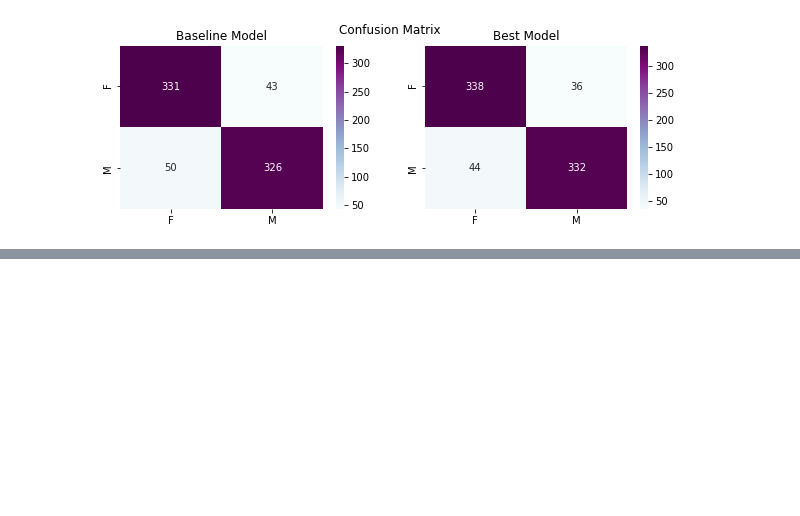
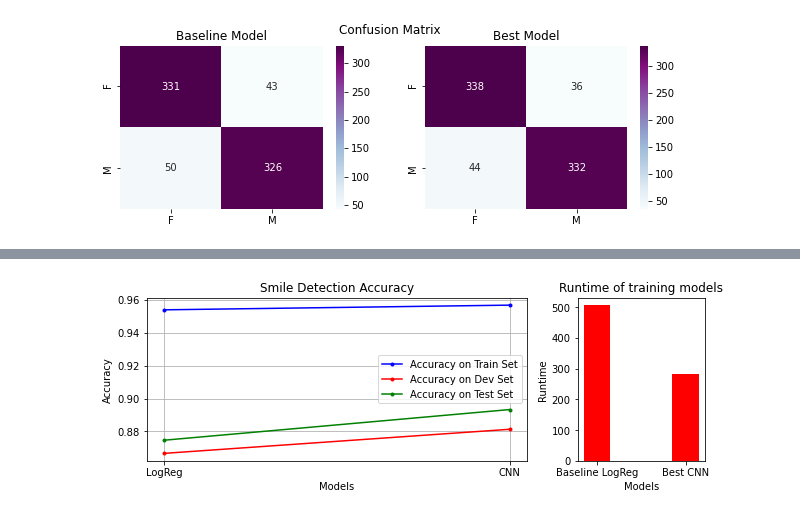
Before and after one commit to xeniakal/AMLS_20-21_SN20159465, a Jupyter notebook: A2/SmileDetection.ipynb, the cells around one changed output, grey strips where cells are left out. Saved outputs shown, nothing was run; the diff lists cells and outputs as text; code cells hidden in the pictures; blank space fills up the shorter version.

```diff
--- a/A2/SmileDetection.ipynb
+++ b/A2/SmileDetection.ipynb
@@ -311,7 +300,7 @@ Accuracy Score:  84.000%
 solver=['newton-cg', 'lbfgs', 'liblinear', 'sag', 'saga']
 clf = LogisticRegression(n_jobs=-1)
 pipe = Pipeline(steps=[('LR', clf)], memory = 'tmp')
-estimator = GridSearchCV(pipe, dict(LR__solver=solver), cv=5, scoring='f1_macro', n_jobs=-1)
+estimator = GridSearchCV(pipe, dict(LR__solver=solver), cv=5, scoring='accuracy', n_jobs=-1)
 estimator.fit(X_train, y_train)
 preds = estimator.predict(X_dev)
 print(estimator.best_estimator_)
@@ -1478,0 +1518,45 @@ Accuracy Score of Test Set for Best Model:  89.333%
+# %%
+preds = clf_lr.predict(X_train)
+acc_lr_train = accuracy_score(y_train, preds)
+preds = clf_lr.predict(X_dev)
+acc_lr_dev = accuracy_score(y_dev, preds)
+preds = clf_lr.predict(X_test)
+acc_lr_test = accuracy_score(y_test, preds)
+
+model=load_model('best.modelB3.h5')
+model.load_weights('weights.best.modelB3.hdf5')
+preds = model.predict_classes(X_train_r_g_d)
+acc_B3_train= accuracy_score(y_train_r_g,preds)
+preds = model.predict_classes(X_dev_r_g_d)
+acc_B3_dev = accuracy_score(y_dev_r_g,preds)
+preds = model.predict_classes(X_test_r_g_d)
+acc_B3_test= accuracy_score(y_test_r_g,preds)
+# %%
+models=["LogReg","CNN"]
+scores_train = [acc_lr_train, acc_B3_train]
+scores_dev = [acc_lr_dev, acc_B3_dev]
+scores_test = [acc_lr_test, acc_B3_test]
+
+fig, (ax1, ax2) = plt.subplots(1, 2, figsize=(10, 3),gridspec_kw={'width_ratios': [3, 1]})
+ax1.set_title('Smile Detection Accuracy')
+ax1.plot(models,scores_train,'r.-', c ='b',label='Accuracy on Train Set')
+ax1.plot(models,scores_dev, 'r.-', c='r',label='Accuracy on Dev Set')
+ax1.plot(models,scores_test, 'r.-', c='g',label='Accuracy on Test Set')
+ax1.legend()
+ax1.set_ylabel('Accuracy')
+ax1.set_xlabel('Models')
+ax1.grid()
+
+# runtime_lr=502.546819
+# runtime_B3=283.3046486377716
+models = ["Baseline LogReg","Best CNN"]
+runtimes = [runtime_lr, runtime_B3]
+ax2.bar(models, runtimes,color=[ 'r'],width=0.3)
+ax2.set_title('Runtime of training models')
+ax2.set_ylabel('Runtime')
+ax2.set_xlabel('Models')
+
+
+plt.show()
+# %% [output]
+[figure, added]
```
Also changed, not shown: parts of 28 cells of this notebook, 5 other files.
